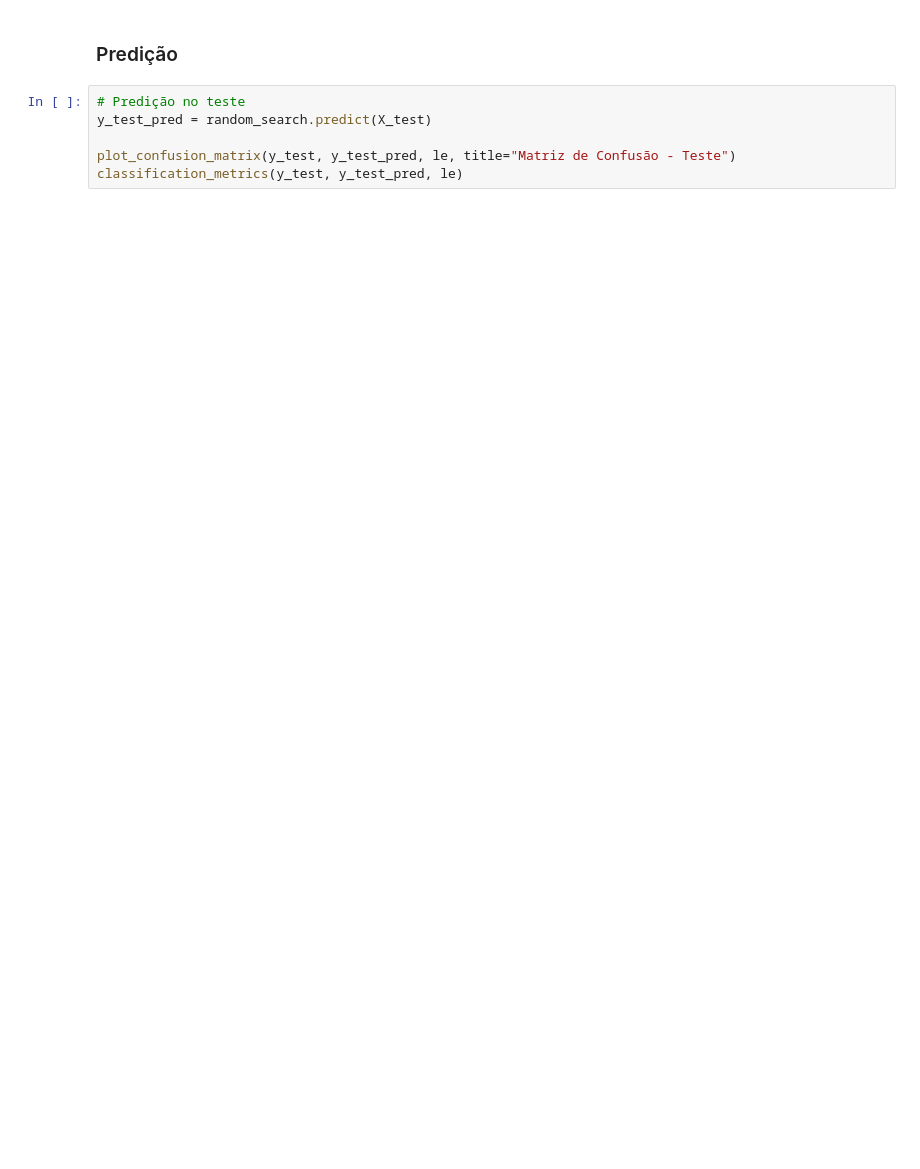
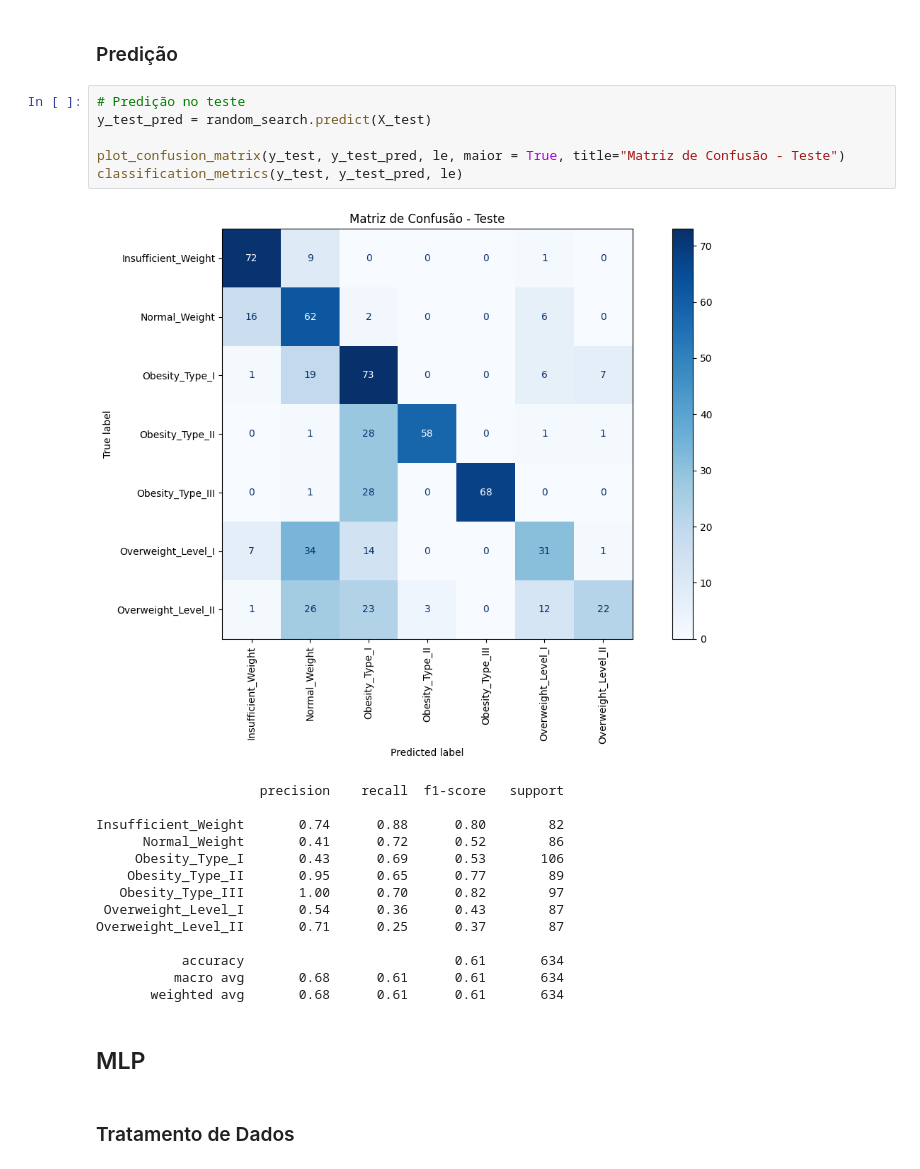
Before and after one commit to Camila-Ferr/Wizard_Green_AI, a Jupyter notebook: notebooks/Dataset1.ipynb, the cells around one changed output. Drawn from its saved outputs; the diff is of its cells as text; blank space fills up the shorter version.

```diff
--- a/notebooks/Dataset1.ipynb
+++ b/notebooks/Dataset1.ipynb
@@ -109,6 +178,25 @@ classification_metrics(y_train, y_train_pred_encoded, le)
 # %%
 # Predição no teste
 y_test_pred = random_search.predict(X_test)
 
-plot_confusion_matrix(y_test, y_test_pred, le, title="Matriz de Confusão - Teste")
+plot_confusion_matrix(y_test, y_test_pred, le, maior = True, title="Matriz de Confusão - Teste")
 classification_metrics(y_test, y_test_pred, le)
+# %% [output]
+[figure, added]
+                     precision    recall  f1-score   support
+
+Insufficient_Weight       0.74      0.88      0.80        82
+      Normal_Weight       0.41      0.72      0.52        86
+     Obesity_Type_I       0.43      0.69      0.53       106
+    Obesity_Type_II       0.95      0.65      0.77        89
+   Obesity_Type_III       1.00      0.70      0.82        97
+ Overweight_Level_I       0.54      0.36      0.43        87
+Overweight_Level_II       0.71      0.25      0.37        87
+
+           accuracy                           0.61       634
+          macro avg       0.68      0.61      0.61       634
+       weighted avg       0.68      0.61      0.61       634
+# %% [markdown]
+## MLP
+# %% [markdown]
+### Tratamento de Dados
```
Also changed, not shown: parts of 13 cells of this notebook, 7 other files.
